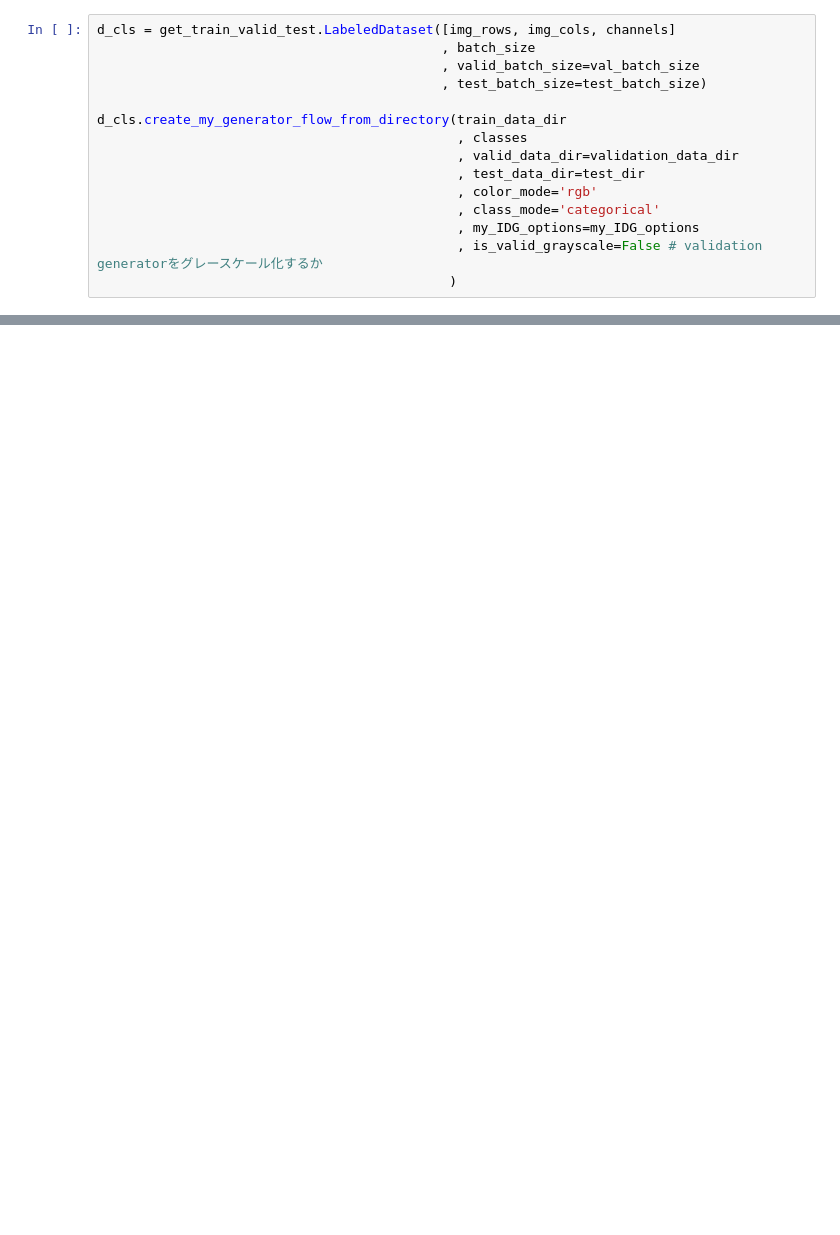
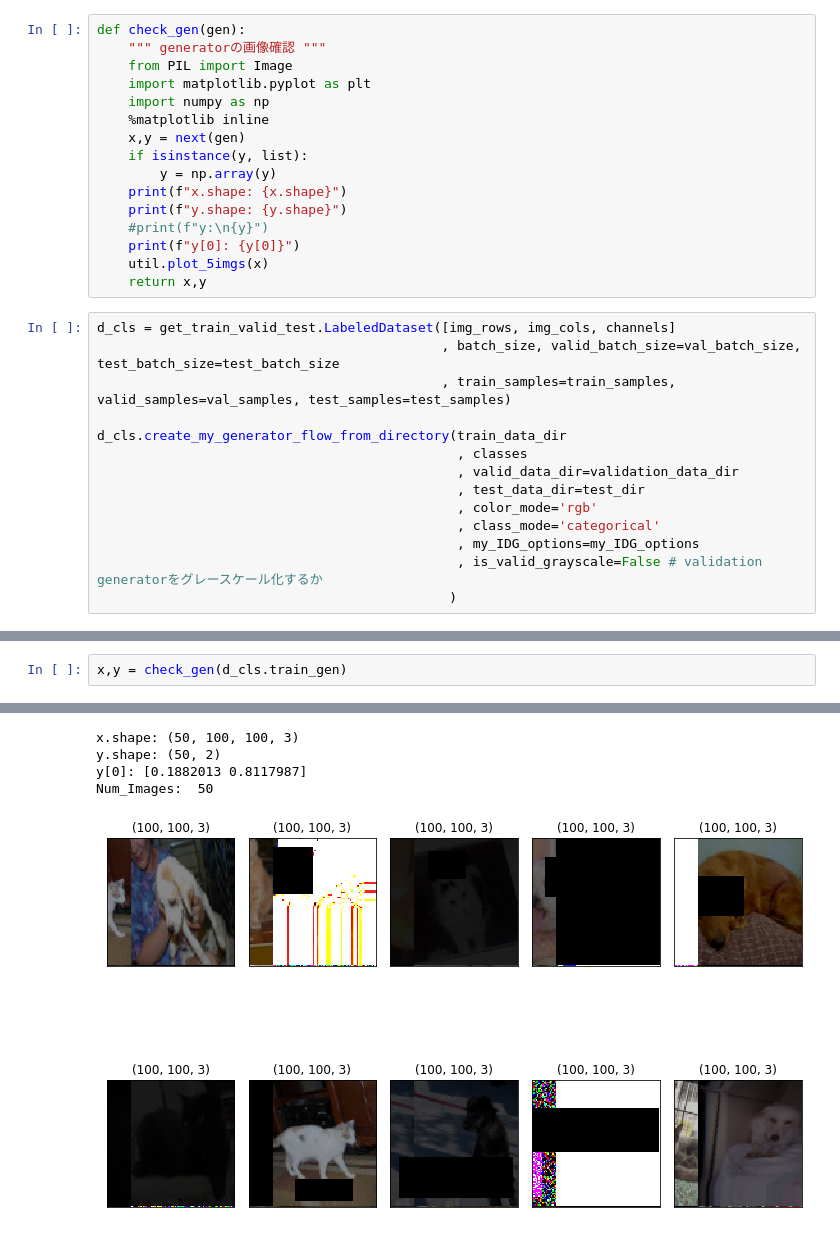
Before and after one commit to emmanuelol/02_keras_py, a Jupyter notebook: experiment/tf_Cats_VS._Dogs_test.ipynb, the cells around one changed output, grey strips where cells are left out. Saved outputs shown, nothing was run; the diff lists cells and outputs as text; blank space fills up the shorter version.

```diff
--- a/experiment/tf_Cats_VS._Dogs_test.ipynb
+++ b/experiment/tf_Cats_VS._Dogs_test.ipynb
@@ -222,8 +177,23 @@ my_IDG_options={'rescale': rescale
+# %%
+def check_gen(gen):
+    """ generatorの画像確認 """
+    from PIL import Image
+    import matplotlib.pyplot as plt
+    import numpy as np
+    %matplotlib inline
+    x,y = next(gen)
+    if isinstance(y, list):
+        y = np.array(y)
+    print(f"x.shape: {x.shape}")
+    print(f"y.shape: {y.shape}")
+    #print(f"y:\n{y}")
+    print(f"y[0]: {y[0]}")
+    util.plot_5imgs(x)
+    return x,y
 # %%
 d_cls = get_train_valid_test.LabeledDataset([img_rows, img_cols, channels]
-                                            , batch_size
-                                            , valid_batch_size=val_batch_size
-                                            , test_batch_size=test_batch_size)
+                                            , batch_size, valid_batch_size=val_batch_size, test_batch_size=test_batch_size
+                                            , train_samples=train_samples, valid_samples=val_samples, test_samples=test_samples)
 
 d_cls.create_my_generator_flow_from_directory(train_data_dir
                                               , classes
@@ -295,0 +217,3 @@ print_gen(d_cls.valid_gen, i=10)
+# %%
+x,y = check_gen(d_cls.train_gen)
+# %% [output]
@@ -295,0 +226,5 @@ print_gen(d_cls.valid_gen, i=10)
+x.shape: (50, 100, 100, 3)
+y.shape: (50, 2)
+y[0]: [0.1882013 0.8117987]
+Num_Images:  50
+[figure, added]
```
Also changed, not shown: parts of 61 cells of this notebook, 7 other files.
